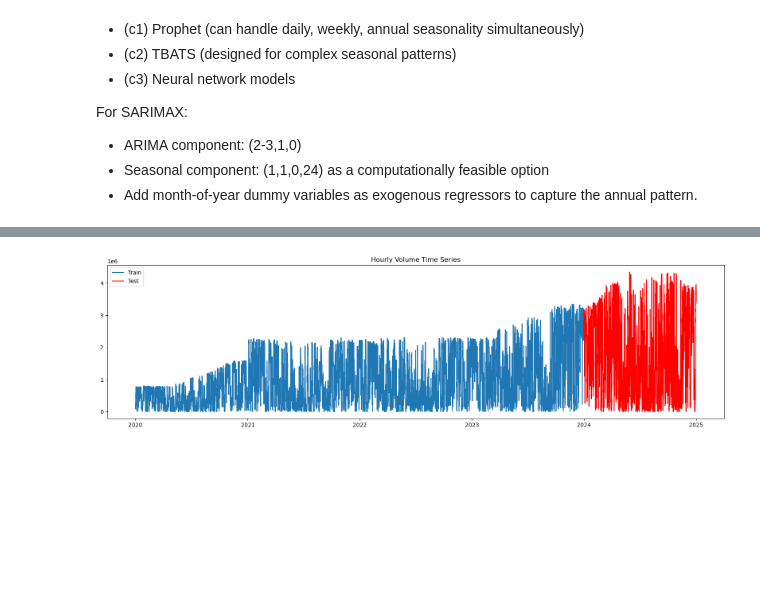
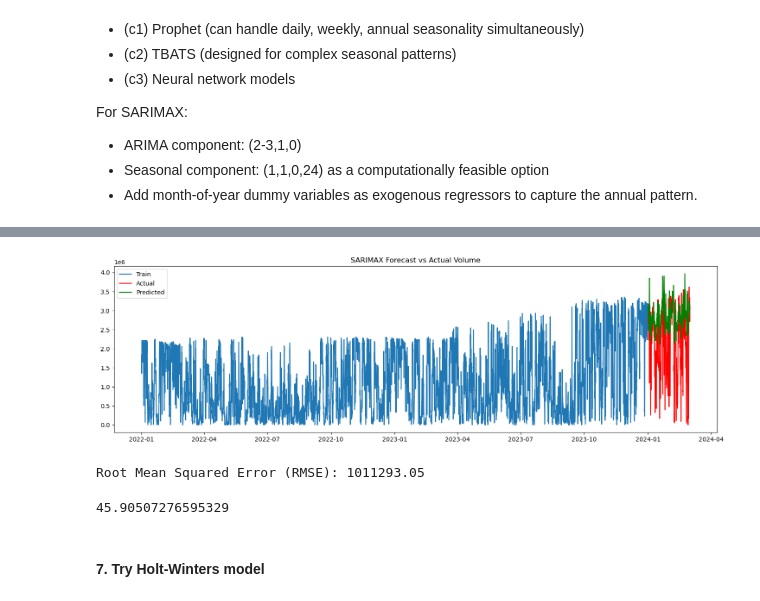
Before and after one commit to benrodion/Watts-next, a Jupyter notebook: models_sarimax.ipynb, the cells around one changed output, grey strips where cells are left out. Saved outputs shown, nothing was run; the diff lists cells and outputs as text; code cells hidden in the pictures; blank space fills up the shorter version.

Commit message:
updated sarimax model

```diff
--- a/models_sarimax.ipynb
+++ b/models_sarimax.ipynb
@@ -276,10 +272,30 @@ X_train.head(3)
+# %%
+exog_vars = train_db.columns.drop('volume')
+# %%
+# Standartise exogenous variables
+scaler = StandardScaler()
+train_exog_scaled = scaler.fit_transform(train_db[exog_vars])
+test_exog_scaled = scaler.transform(test_db[exog_vars])
+# %%
+# Fit the model (processing time 7m 16 seconds for 24 (daily) seasonality)
+model = SARIMAX(
+        train_db['volume'],
+        exog=train_exog_scaled,
+        order=(3,1,0),  # ARIMA components
+        seasonal_order=(1,1,1,24)  # Seasonal components
+    )
+model_fit = model.fit(disp=True)
+# %%
+# Predict
+predictions = model_fit.predict(start=len(train_db['volume']), end=len(train_db['volume']) + len(test_db['volume']) - 1, exog=test_exog_scaled, dynamic=False)
 # %%
-# Plot the target variable
-plt.figure(figsize=(20,5))
-plt.plot(y_train, label="Train")
-plt.plot(y_test, label="Test", color='red')
+# Plot predictions
+plt.figure(figsize=(18,5))
+plt.plot(train_db['volume'], label="Train")
+plt.plot(test_db['volume'], label="Actual", color='red')
+plt.plot(predictions, label="Predicted", color='green')
 plt.legend()
-plt.title("Hourly Volume Time Series")
+plt.title("SARIMAX Forecast vs Actual Volume")
 plt.show()
 # %% [output]
-[figure, old version]
+[figure, new version]
@@ -296,0 +302,14 @@ plt.show()
+# %%
+# Compute RMSE
+rmse = np.sqrt(mean_squared_error(test_db['volume'], predictions))
+print(f'Root Mean Squared Error (RMSE): {rmse:.2f}')
+# %% [output]
+Root Mean Squared Error (RMSE): 1011293.05
+# %%
+data_mean = np.mean(test_db['volume'])
+rmse_percentage = (rmse / data_mean) * 100
+print(rmse_percentage)
+# %% [output]
+45.90507276595329
+# %% [markdown]
+#### 7. Try Holt-Winters model
```
Also changed, not shown: parts of 28 cells of this notebook.
